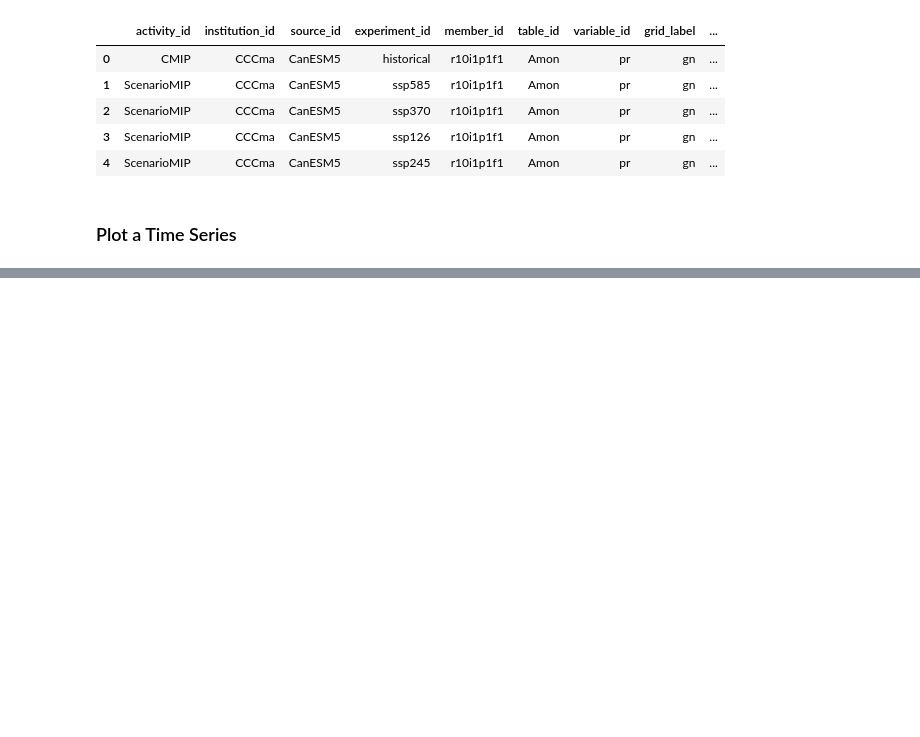
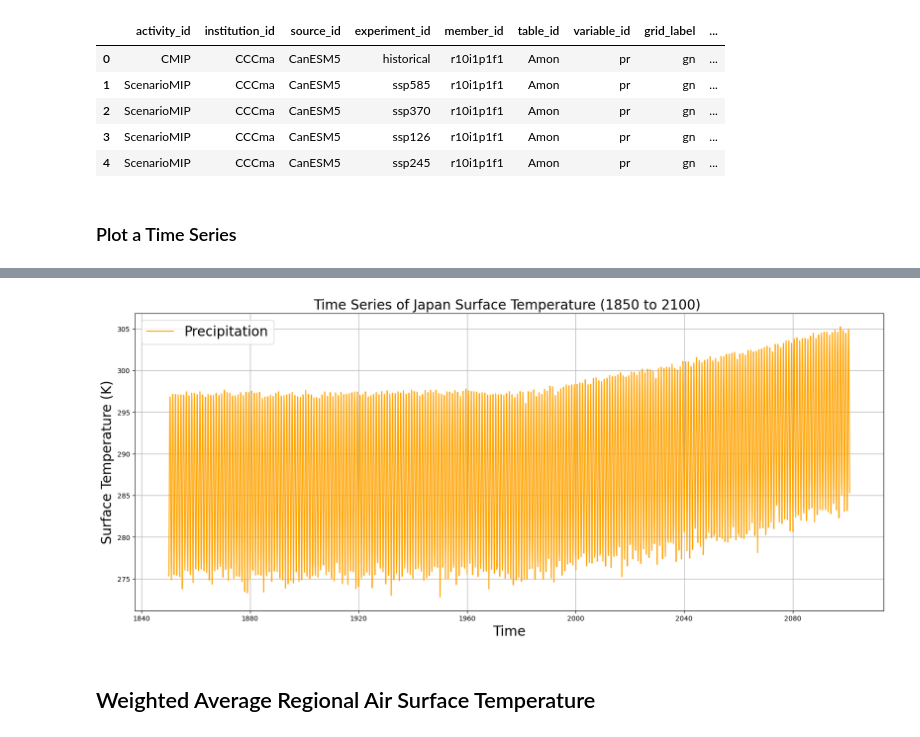
Before and after one commit to bgrazda/climate-modeling-hw1, a Jupyter notebook: hw1.ipynb, the cells around one changed output, grey strips where cells are left out. Saved outputs shown, nothing was run; the diff lists cells and outputs as text; code cells hidden in the pictures; blank space fills up the shorter version.

```diff
--- a/hw1.ipynb
+++ b/hw1.ipynb
@@ -113,0 +188,23 @@ plt.show()
+# %%
+# Define logical mask: True when lat/lon inside the valid ranges, False elsewhere
+jp_sst_lat = (canesm5_sst_data.lat >= lat_min) & (canesm5_sst_data.lat <= lat_max)
+jp_sst_lon = (canesm5_sst_data.lon >= lon_min) & (canesm5_sst_data.lon <= lon_max)
+
+# Find points where the mask value is True, drop all other points
+sst_jp = canesm5_sst_data.where(jp_sst_lat & jp_sst_lon, drop=True)
+
+# Average over lat, lon dimensions to get a time series
+sst_jp = sst_jp.mean(dim=["lat", "lon"])
+# %%
+fig, ax = plt.subplots(figsize=(20, 8))
+ax.plot(time, sst_jp.ts, label='Precipitation', color = 'orange')
+ax.set_title("Time Series of Japan Surface Temperature (1850 to 2100) ", fontsize=20)
+ax.set_xlabel("Time", fontsize=20)
+ax.set_ylabel("Surface Temperature (K)", fontsize=20)
+ax.legend(fontsize=20)
+ax.grid()
+plt.show()
+# %% [output]
+[figure, added]
+# %% [markdown]
+## Weighted Average Regional Air Surface Temperature
```
Also changed, not shown: parts of 35 cells of this notebook.
